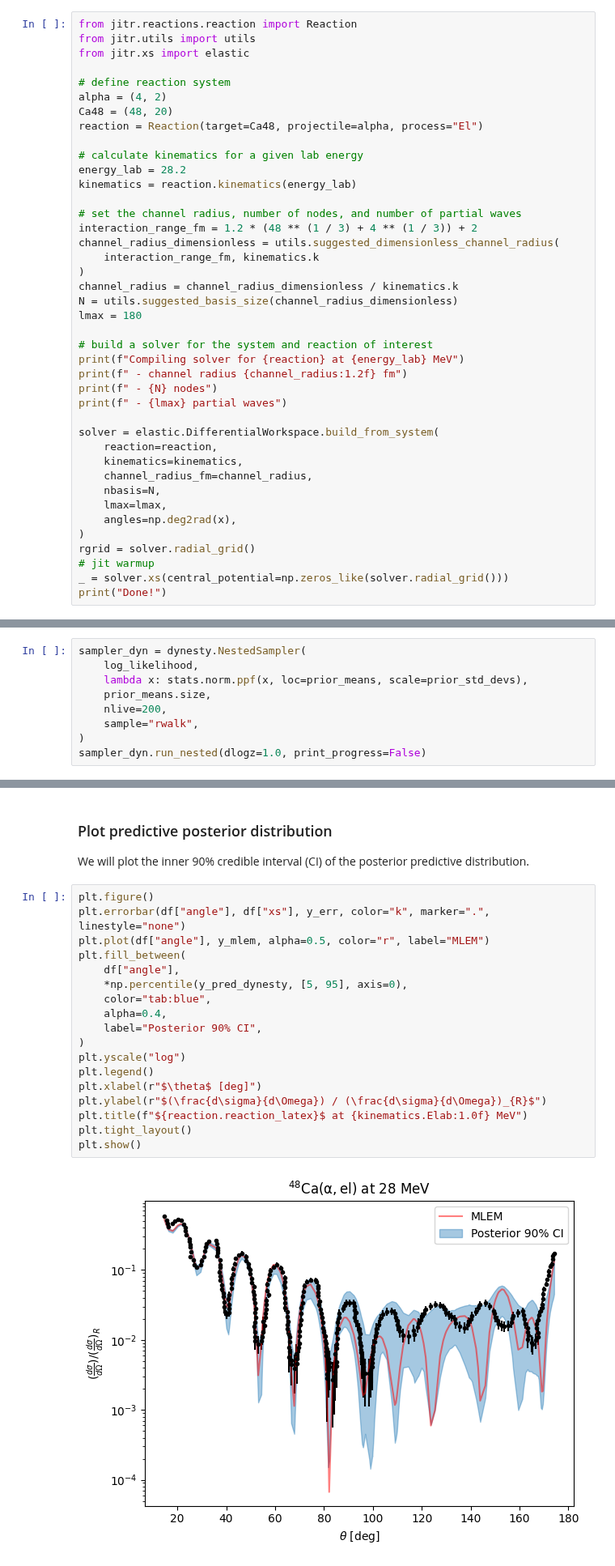
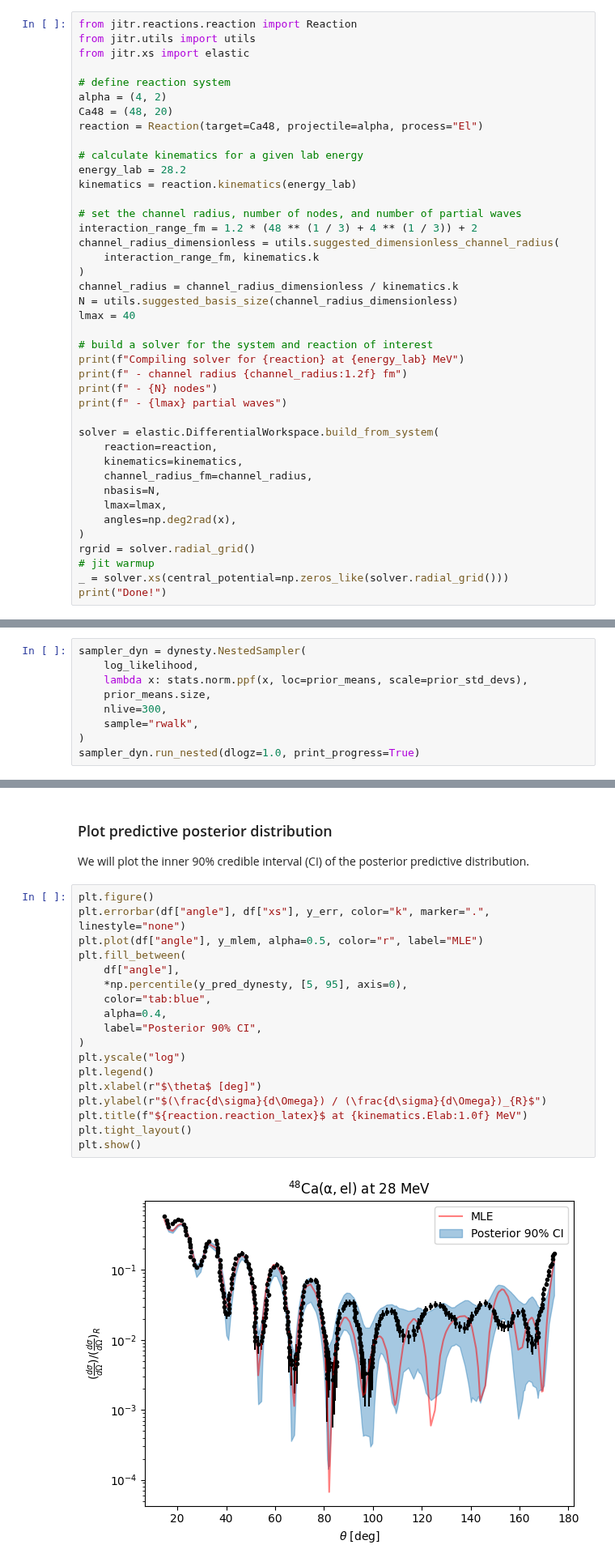
Before and after one commit to beykyle/jitr, a Jupyter notebook: examples/notebooks/quickstart.ipynb, the cells around one changed output, grey strips where cells are left out. Shown at 81% size. Saved outputs shown, nothing was run; the diff lists cells and outputs as text.

```diff
--- a/examples/notebooks/quickstart.ipynb
+++ b/examples/notebooks/quickstart.ipynb
@@ -53,7 +53,7 @@ channel_radius_dimensionless = utils.suggested_dimensionless_channel_radius(
 )
 channel_radius = channel_radius_dimensionless / kinematics.k
 N = utils.suggested_basis_size(channel_radius_dimensionless)
-lmax = 180
+lmax = 40
 
 # build a solver for the system and reaction of interest
 print(f"Compiling solver for {reaction} at {energy_lab} MeV")
@@ -220,7 +218,7 @@ sampler_dyn = dynesty.NestedSampler(
     log_likelihood,
     lambda x: stats.norm.ppf(x, loc=prior_means, scale=prior_std_devs),
     prior_means.size,
-    nlive=200,
+    nlive=300,
     sample="rwalk",
 )
-sampler_dyn.run_nested(dlogz=1.0, print_progress=False)
+sampler_dyn.run_nested(dlogz=1.0, print_progress=True)
@@ -320,20 +320,20 @@ We will plot the inner 90% credible interval (CI) of the posterior predictive di
 # %%
 plt.figure()
 plt.errorbar(df["angle"], df["xs"], y_err, color="k", marker=".", linestyle="none")
-plt.plot(df["angle"], y_mlem, alpha=0.5, color="r", label="MLEM")
+plt.plot(df["angle"], y_mlem, alpha=0.5, color="r", label="MLE")
 plt.fill_between(
     df["angle"],
     *np.percentile(y_pred_dynesty, [5, 95], axis=0),
     color="tab:blue",
     alpha=0.4,
     label="Posterior 90% CI",
 )
 plt.yscale("log")
 plt.legend()
 plt.xlabel(r"$\theta$ [deg]")
 plt.ylabel(r"$(\frac{d\sigma}{d\Omega}) / (\frac{d\sigma}{d\Omega})_{R}$")
 plt.title(f"${reaction.reaction_latex}$ at {kinematics.Elab:1.0f} MeV")
 plt.tight_layout()
 plt.show()
 # %% [output]
-[figure, old version]
+[figure, new version]
```
Also changed, not shown: parts of 7 cells of this notebook, 10 other files.
